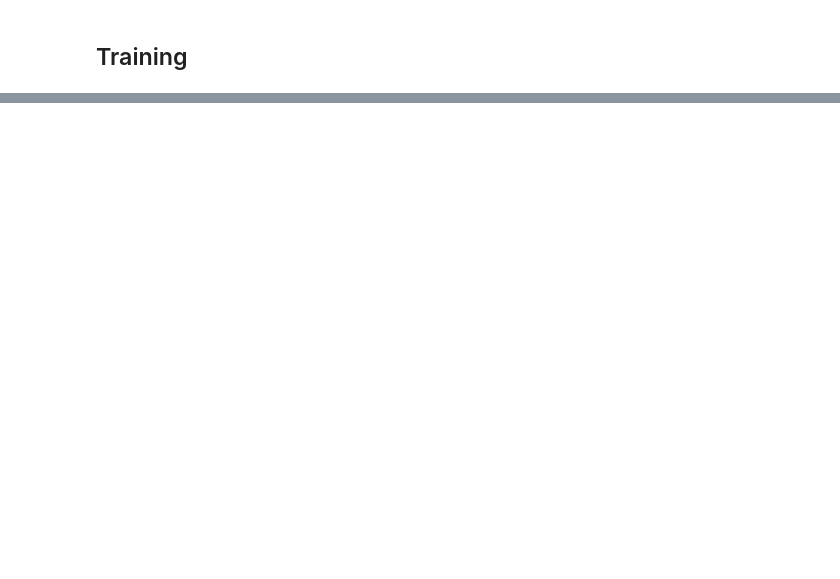
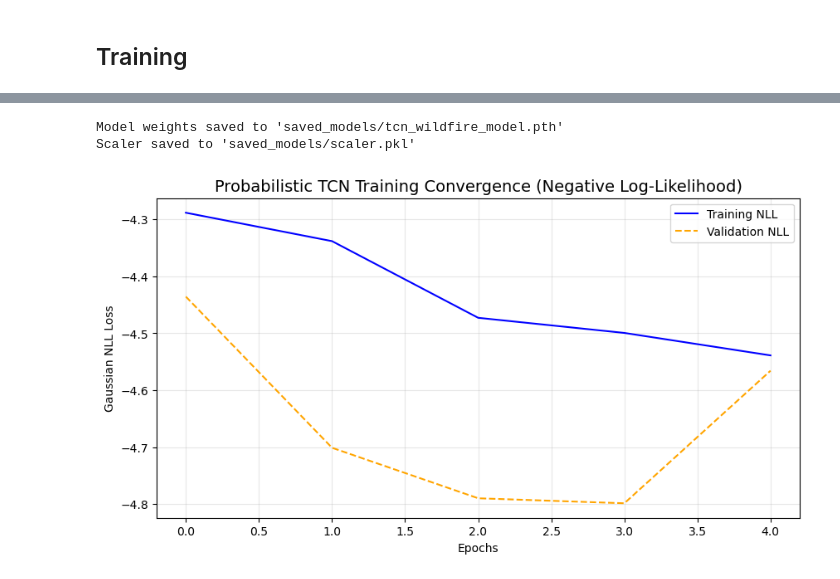
Before and after one commit to jeffreyschoi/cali_air_quality, a Jupyter notebook: modeling/tcn_modeling.ipynb, the cells around one changed output, grey strips where cells are left out. Drawn from its saved outputs; the diff is of its cells as text; code cells hidden in the pictures; blank space fills up the shorter version.

Commit message:
Add TCN modeling with probabilistic forecasting and saved models

```diff
--- a/modeling/tcn_modeling.ipynb
+++ b/modeling/tcn_modeling.ipynb
@@ -104,8 +131,9 @@ class TCNModel(nn.Module):
         self.relu3 = nn.ReLU()
         self.drop3 = nn.Dropout(dropout)
 
-        # Output Layer: Linear map to 1 predicted value
-        self.linear = nn.Linear(num_channels, 1)
+        # # Output Layer: Linear map to 1 predicted value
+        # self.linear = nn.Linear(num_channels, 1)
+        self.linear = nn.Linear(num_channels, 2)
 
     def forward(self, x):
         # x shape: (Batch, Features, Seq_Len)
@@ -118,7 +146,12 @@ class TCNModel(nn.Module):
         # shape becomes (Batch, Channels)
         last_step = y3[:, :, -1]
 
-        return self.linear(last_step)
+        output = self.linear(last_step)
+
+        mu = output[:, 0]
+        log_var = output[:, 1]
+
+        return mu, log_var
 
 # Initialize
 device = torch.device("cuda" if torch.cuda.is_available() else "cpu")
@@ -146,7 +160,17 @@ TCNModel(
+# %%
+def gaussian_nll_loss(mu, log_var, target):
+    # Calculate Variance from Log Variance
+    var = torch.exp(log_var)
+
+    # Gaussian NLL Formula: 0.5 * (log(var) + (target - mu)^2 / var)
+    # We add a constant for stability usually, but this is the core math
+    loss = 0.5 * (log_var + (target - mu)**2 / var)
+
+    return loss.mean()
 # %% [markdown]
 ## Training
 # %%
-criterion = nn.MSELoss()
+criterion = gaussian_nll_loss
 optimizer = optim.Adam(model.parameters(), lr=0.001)
 
 # Training Loop
@@ -172,8 +196,8 @@ for epoch in range(num_epochs):
         X_batch, y_batch = X_batch.to(device), y_batch.to(device)
 
         optimizer.zero_grad()
-        outputs = model(X_batch).squeeze()
-        loss = criterion(outputs, y_batch)
+        mu, log_var = model(X_batch)
+        loss = criterion(mu, log_var, y_batch)
         loss.backward()
         optimizer.step()
 
@@ -188,8 +212,8 @@ for epoch in range(num_epochs):
     with torch.no_grad():
         for X_val, y_val in test_loader:
             X_val, y_val = X_val.to(device), y_val.to(device)
-            outputs = model(X_val).squeeze()
-            loss = criterion(outputs, y_val)
+            mu, log_var = model(X_val)
+            loss = criterion(mu, log_var, y_val)
             val_loss += loss.item()
 
     # 3. CALCULATE AVERAGES
@@ -214,2 +238,34 @@ Epoch 5/5 | Train Loss: 0.00006 | Val Loss: 0.00004
 
 Training Complete.
+# %%
+if not os.path.exists('saved_models'):
+    os.makedirs('saved_models')
+
+# 1. Save the Model State Dictionary (Weights & Biases)
+# This is the recommended way (lighter and more stable than saving the whole object)
+torch.save(model.state_dict(), 'saved_models/tcn_wildfire_model.pth')
+print("Model weights saved to 'saved_models/tcn_wildfire_model.pth'")
+
+# 2. Save the Scaler
+# You MUST save this. If you lose the scaler, your model's predictions
+# (which are 0.0 to 1.0) cannot be converted back to µg/m³.
+joblib.dump(scaler, 'saved_models/scaler.pkl')
+print("Scaler saved to 'saved_models/scaler.pkl'")
+# %% [output]
+Model weights saved to 'saved_models/tcn_wildfire_model.pth'
+Scaler saved to 'saved_models/scaler.pkl'
+# %%
+plt.figure(figsize=(10, 5))
+plt.plot(train_losses, label='Training NLL', color='blue', linestyle='-')
+plt.plot(test_losses, label='Validation NLL', color='orange', linestyle='--')
+
+plt.title('Probabilistic TCN Training Convergence (Negative Log-Likelihood)', fontsize=14)
+plt.xlabel('Epochs')
+plt.ylabel('Gaussian NLL Loss')
+plt.legend()
+plt.grid(True, alpha=0.3)
+
+
+plt.show()
+# %% [output]
+[figure, added]
```
Also changed, not shown: parts of 16 cells of this notebook, 4 other files.
